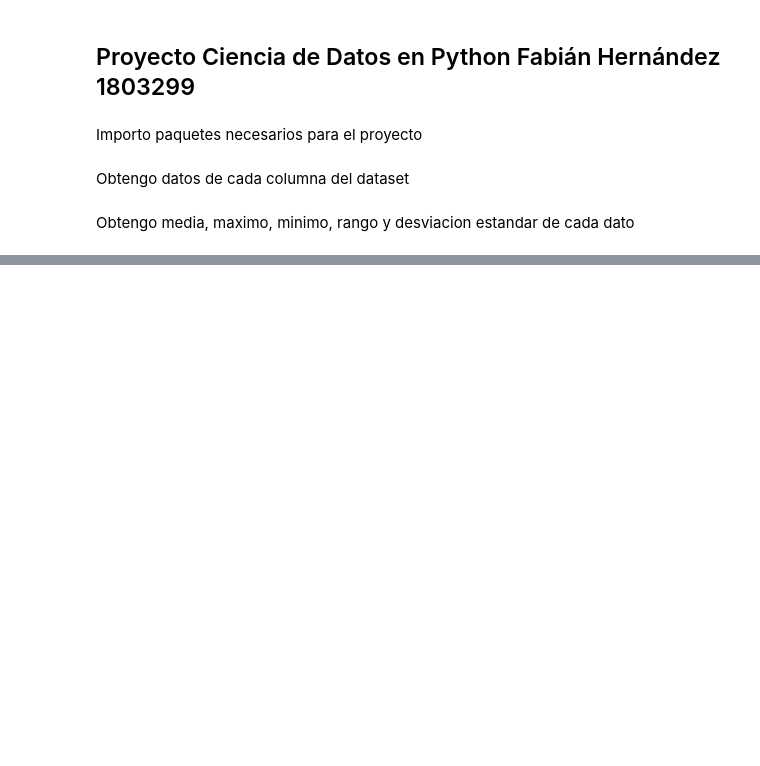
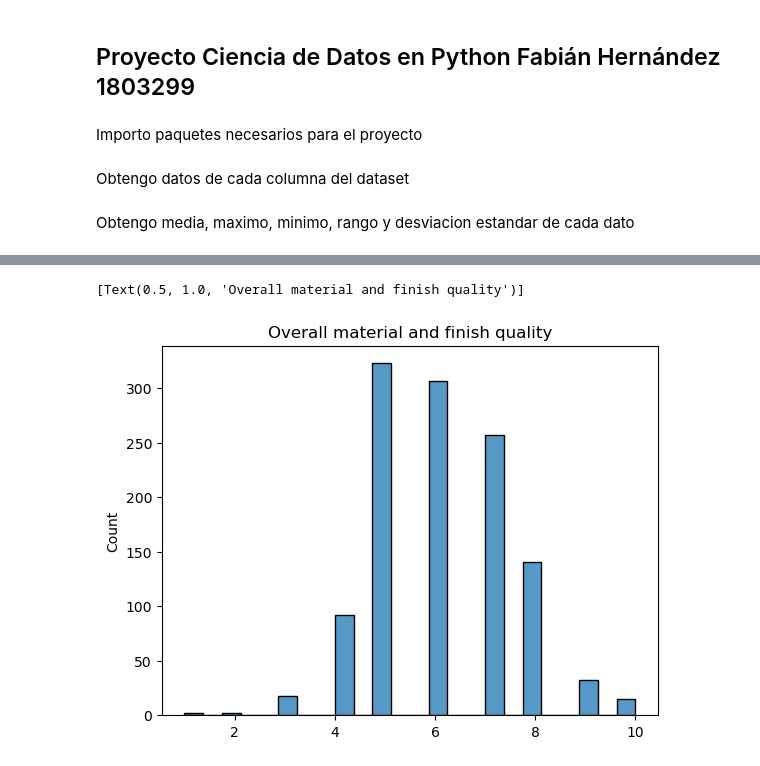
Before and after one commit to fhprime/Proyecto-Ciencia-de-Datos-FH-18003299, a Jupyter notebook: Proyecto Data Science Python FH 18003299.ipynb, the cells around one changed output, grey strips where cells are left out. Cells and saved outputs as stored; diff of their text form; code cells hidden in the pictures; blank space fills up the shorter version.

```diff
--- a/Proyecto Data Science Python FH 18003299.ipynb
+++ b/Proyecto Data Science Python FH 18003299.ipynb
@@ -32,0 +56,5 @@ list_std = [np.std(sale_price),np.std(OverallQual),np.std(stFLsf),np.std(TotalRm
+# %%
+sns.histplot(data=OverallQual).set(title='Overall material and finish quality')
+# %% [output]
+[Text(0.5, 1.0, 'Overall material and finish quality')]
+[figure, added]
```
Also changed, not shown: parts of 8 cells of this notebook.
